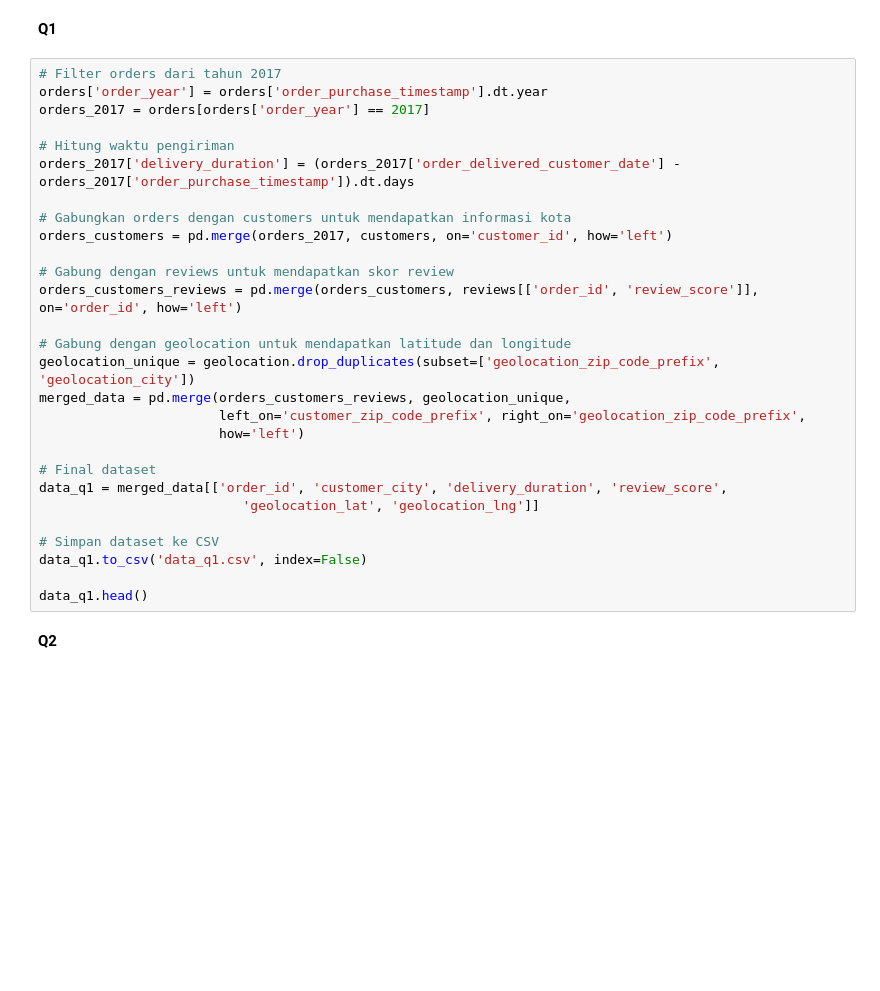
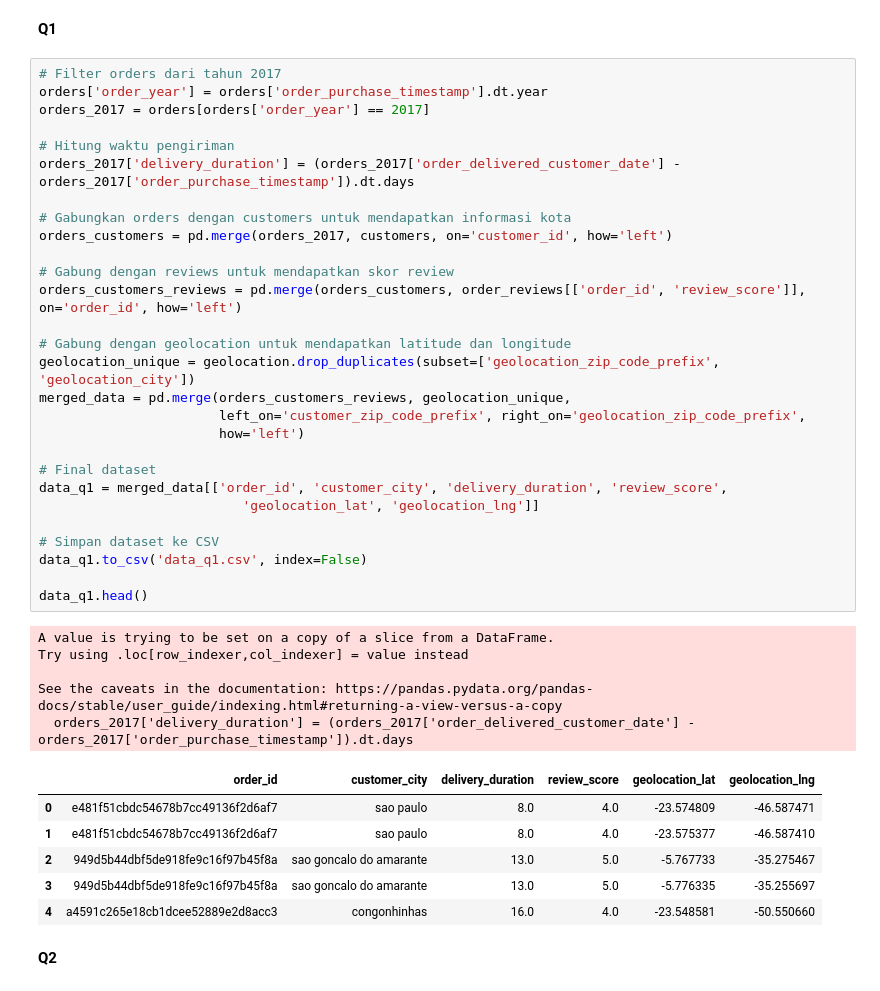
Before and after one commit to faarismuda/E-commerce-Analysis, a Jupyter notebook: Proyek Analisis Data Dicoding - Faaris Muda Dwi Nugraha.ipynb, the cells around one changed output. Cells and saved outputs as stored; diff of their text form; blank space fills up the shorter version.

```diff
--- a/Proyek Analisis Data Dicoding - Faaris Muda Dwi Nugraha.ipynb
+++ b/Proyek Analisis Data Dicoding - Faaris Muda Dwi Nugraha.ipynb
@@ -73,31 +94,43 @@ sellers = pd.read_csv("https://raw.githubusercontent.com/faarismuda/E-commerce-A
 # %%
 # Filter orders dari tahun 2017
 orders['order_year'] = orders['order_purchase_timestamp'].dt.year
 orders_2017 = orders[orders['order_year'] == 2017]
 
 # Hitung waktu pengiriman
 orders_2017['delivery_duration'] = (orders_2017['order_delivered_customer_date'] - orders_2017['order_purchase_timestamp']).dt.days
 
 # Gabungkan orders dengan customers untuk mendapatkan informasi kota
 orders_customers = pd.merge(orders_2017, customers, on='customer_id', how='left')
 
 # Gabung dengan reviews untuk mendapatkan skor review
-orders_customers_reviews = pd.merge(orders_customers, reviews[['order_id', 'review_score']], on='order_id', how='left')
+orders_customers_reviews = pd.merge(orders_customers, order_reviews[['order_id', 'review_score']], on='order_id', how='left')
 
 # Gabung dengan geolocation untuk mendapatkan latitude dan longitude
 geolocation_unique = geolocation.drop_duplicates(subset=['geolocation_zip_code_prefix', 'geolocation_city'])
 merged_data = pd.merge(orders_customers_reviews, geolocation_unique,
                        left_on='customer_zip_code_prefix', right_on='geolocation_zip_code_prefix',
                        how='left')
 
 # Final dataset
 data_q1 = merged_data[['order_id', 'customer_city', 'delivery_duration', 'review_score',
                           'geolocation_lat', 'geolocation_lng']]
 
 # Simpan dataset ke CSV
 data_q1.to_csv('data_q1.csv', index=False)
 
 data_q1.head()
+# %% [output]
+A value is trying to be set on a copy of a slice from a DataFrame.
+Try using .loc[row_indexer,col_indexer] = value instead
+
+See the caveats in the documentation: https://pandas.pydata.org/pandas-docs/stable/user_guide/indexing.html#returning-a-view-versus-a-copy
+  orders_2017['delivery_duration'] = (orders_2017['order_delivered_customer_date'] - orders_2017['order_purchase_timestamp']).dt.days
+|  | order_id | customer_city | delivery_duration | review_score | geolocation_lat | geolocation_lng |
+| 0 | e481f51cbdc54678b7cc49136f2d6af7 | sao paulo | 8.0 | 4.0 | -23.574809 | -46.587471 |
+| 1 | e481f51cbdc54678b7cc49136f2d6af7 | sao paulo | 8.0 | 4.0 | -23.575377 | -46.587410 |
+| 2 | 949d5b44dbf5de918fe9c16f97b45f8a | sao goncalo do amarante | 13.0 | 5.0 | -5.767733 | -35.275467 |
+| 3 | 949d5b44dbf5de918fe9c16f97b45f8a | sao goncalo do amarante | 13.0 | 5.0 | -5.776335 | -35.255697 |
+| 4 | a4591c265e18cb1dcee52889e2d8acc3 | congonhinhas | 16.0 | 4.0 | -23.548581 | -50.550660 |
 # %% [markdown]
 **Q2**
 # %%
```
Also changed, not shown: parts of 9 cells of this notebook.
